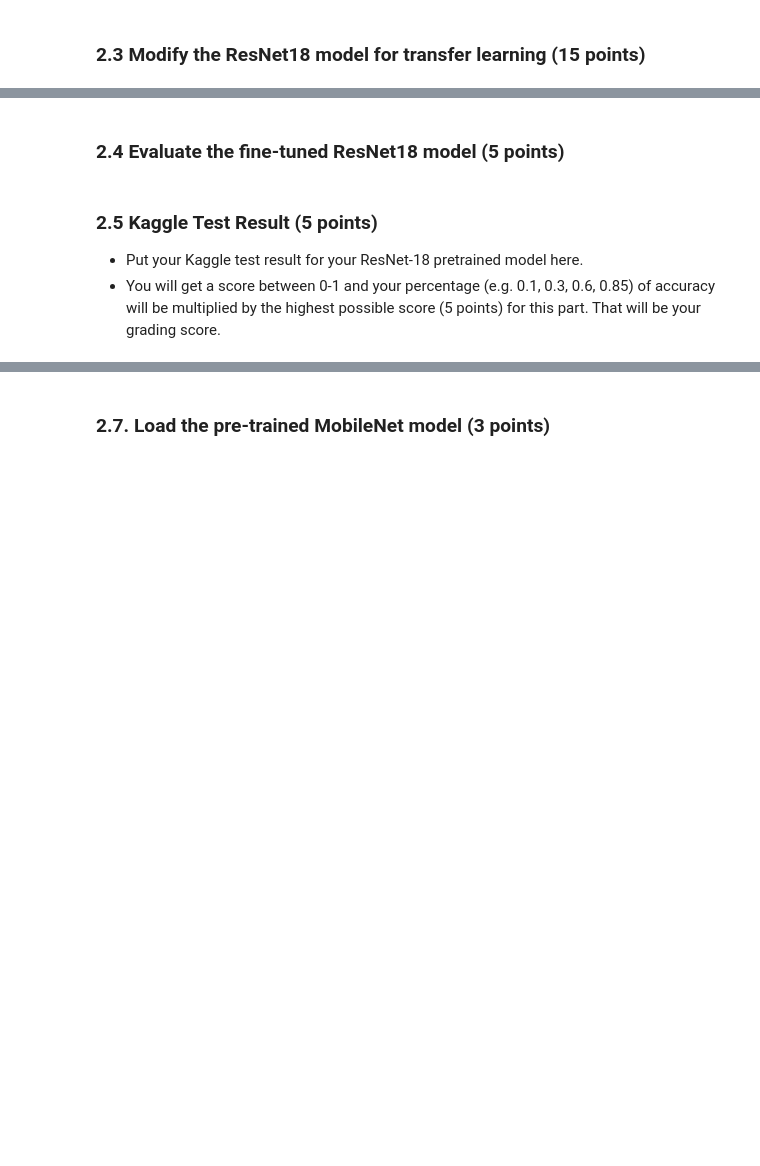
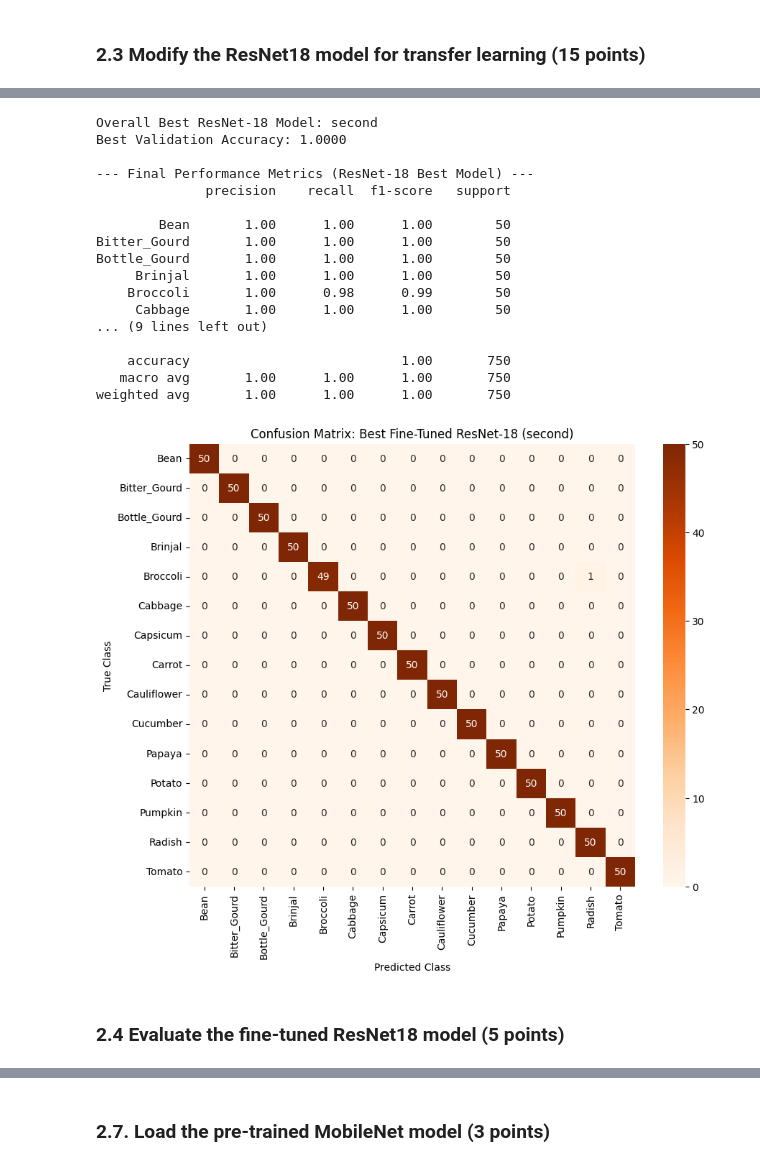
Before and after one commit to mustafa-ege/Machine-Learning-Projects, a Jupyter notebook: CNN-ResNet-MobileNet/cnn_resnet_mobilenet.ipynb, the cells around one changed output, grey strips where cells are left out. Cells and saved outputs as stored; diff of their text form; code cells hidden in the pictures; blank space fills up the shorter version.

```diff
--- a/CNN-ResNet-MobileNet/cnn_resnet_mobilenet.ipynb
+++ b/CNN-ResNet-MobileNet/cnn_resnet_mobilenet.ipynb
@@ -683,2 +938,47 @@ Conduct a comparative analysis among these three models. Comment on their perfor
+# %%
+# Identify the Overall Best ResNet-18 Configuration
+overall_best_config = max(resnet_results, key=lambda k: resnet_results[k]['best_val_acc'])
+print(f"Overall Best ResNet-18 Model: {overall_best_config}")
+print(f"Best Validation Accuracy: {resnet_results[overall_best_config]['best_val_acc']:.4f}")
+
+# Load the Best Model State for Full Evaluation
+final_resnet_model = get_resnet_model(mode=overall_best_config)
+final_resnet_model.load_state_dict(resnet_results[overall_best_config]['best_state'])
+
+# Use the 'test' helper function to get predictions and true labels from the validation set
+val_accuracy, val_preds, val_labels = test(final_resnet_model, dataloaders['val'], device)
+
+# Compute Metrics: Precision, Recall, and F1-score
+print("\n--- Final Performance Metrics (ResNet-18 Best Model) ---")
+print(classification_report(val_labels, val_preds, target_names=class_names))
+
+# Visualize the Confusion Matrix
+cm = confusion_matrix(val_labels, val_preds)
+plt.figure(figsize=(10, 8))
+sns.heatmap(cm, annot=True, fmt='d', cmap='Oranges',
+            xticklabels=class_names, yticklabels=class_names)
+plt.title(f'Confusion Matrix: Best Fine-Tuned ResNet-18 ({overall_best_config})')
+plt.ylabel('True Class')
+plt.xlabel('Predicted Class')
+plt.show()
+# %% [output]
+Overall Best ResNet-18 Model: second
+Best Validation Accuracy: 1.0000
+
+--- Final Performance Metrics (ResNet-18 Best Model) ---
+              precision    recall  f1-score   support
+
+        Bean       1.00      1.00      1.00        50
+Bitter_Gourd       1.00      1.00      1.00        50
+Bottle_Gourd       1.00      1.00      1.00        50
+     Brinjal       1.00      1.00      1.00        50
+    Broccoli       1.00      0.98      0.99        50
+     Cabbage       1.00      1.00      1.00        50
+... (9 lines left out)
+
+    accuracy                           1.00       750
+   macro avg       1.00      1.00      1.00       750
+weighted avg       1.00      1.00      1.00       750
+[figure, added]
 # %% [markdown]
 ### 2.4 Evaluate the fine-tuned ResNet18 model (5 points)
@@ -689,4 +984,0 @@ Conduct a comparative analysis among these three models. Comment on their perfor
-# %% [markdown]
-### 2.5 Kaggle Test Result (5 points)
-* Put your Kaggle test result for your ResNet-18 pretrained model here.
-* You will get a score between 0-1 and your percentage (e.g. 0.1, 0.3, 0.6, 0.85) of accuracy will be multiplied by the highest possible score (5 points) for this part. That will be your grading score.
```
Also changed, not shown: parts of 89 cells of this notebook.
